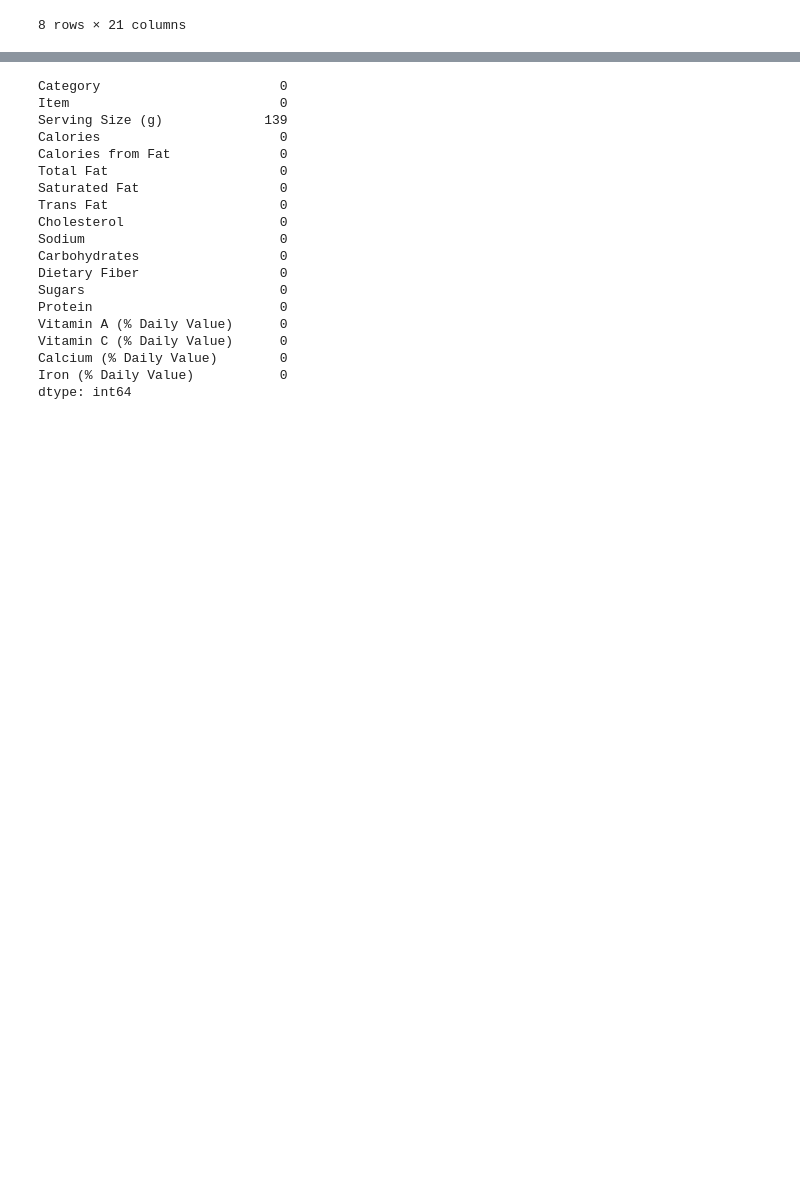
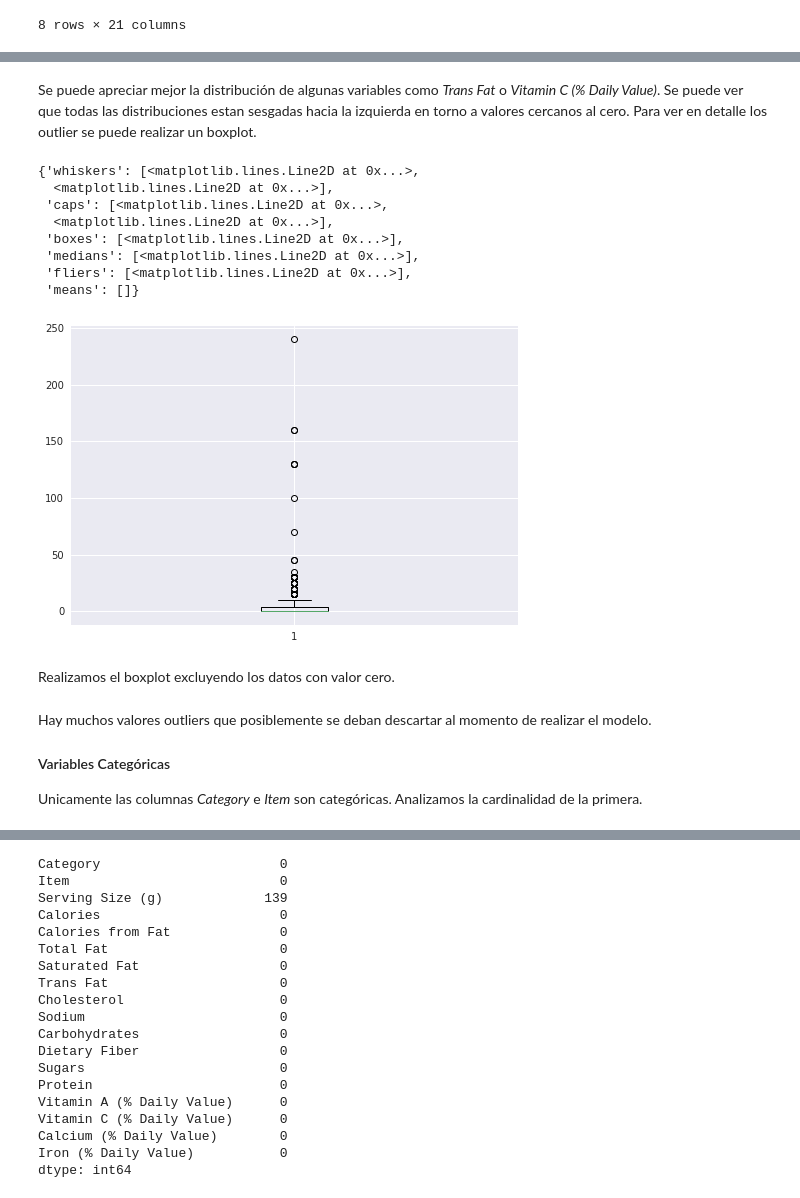
Before and after one commit to achurichi/CEIA-analisis_de_datos, a Jupyter notebook: TP_final/tp.ipynb, the cells around one changed output, grey strips where cells are left out. Saved outputs shown, nothing was run; the diff lists cells and outputs as text; code cells hidden in the pictures; blank space fills up the shorter version.

```diff
--- a/TP_final/tp.ipynb
+++ b/TP_final/tp.ipynb
@@ -163,0 +180,16 @@ for ax, feature in zip(axes.flat, df_numeric.columns):
+# %% [markdown]
+Se puede apreciar mejor la distribución de algunas variables como *Trans Fat* o *Vitamin C (% Daily Value)*. Se puede ver que todas las distribuciones estan sesgadas hacia la izquierda en torno a valores cercanos al cero. Para ver en detalle los outlier se puede realizar un boxplot.
+# %%
+plt.boxplot(df_numeric["Vitamin C (% Daily Value)"])
+# %% [output]
+{'whiskers': [<matplotlib.lines.Line2D at 0x...>,
+  <matplotlib.lines.Line2D at 0x...>],
+ 'caps': [<matplotlib.lines.Line2D at 0x...>,
+  <matplotlib.lines.Line2D at 0x...>],
+ 'boxes': [<matplotlib.lines.Line2D at 0x...>],
+ 'medians': [<matplotlib.lines.Line2D at 0x...>],
+ 'fliers': [<matplotlib.lines.Line2D at 0x...>],
+ 'means': []}
+[figure, added]
+# %% [markdown]
+Realizamos el boxplot excluyendo los datos con valor cero.
@@ -163,0 +198,6 @@ for ax, feature in zip(axes.flat, df_numeric.columns):
+# %% [markdown]
+Hay muchos valores outliers que posiblemente se deban descartar al momento de realizar el modelo.
+
+#### Variables Categóricas
+
+Unicamente las columnas *Category* e *Item* son categóricas. Analizamos la cardinalidad de la primera.
```
Also changed, not shown: parts of 11 cells of this notebook, 1 other file.
